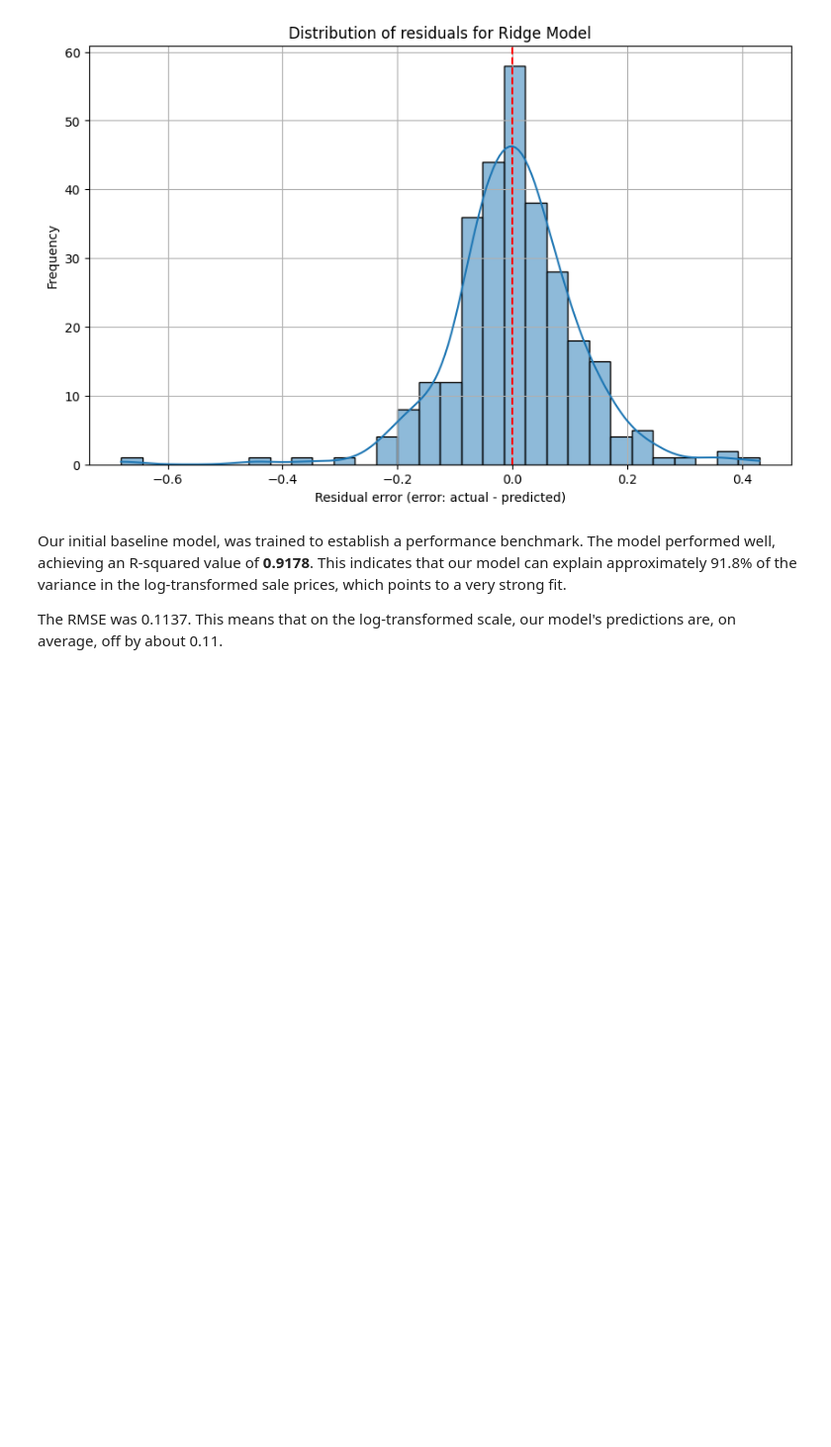
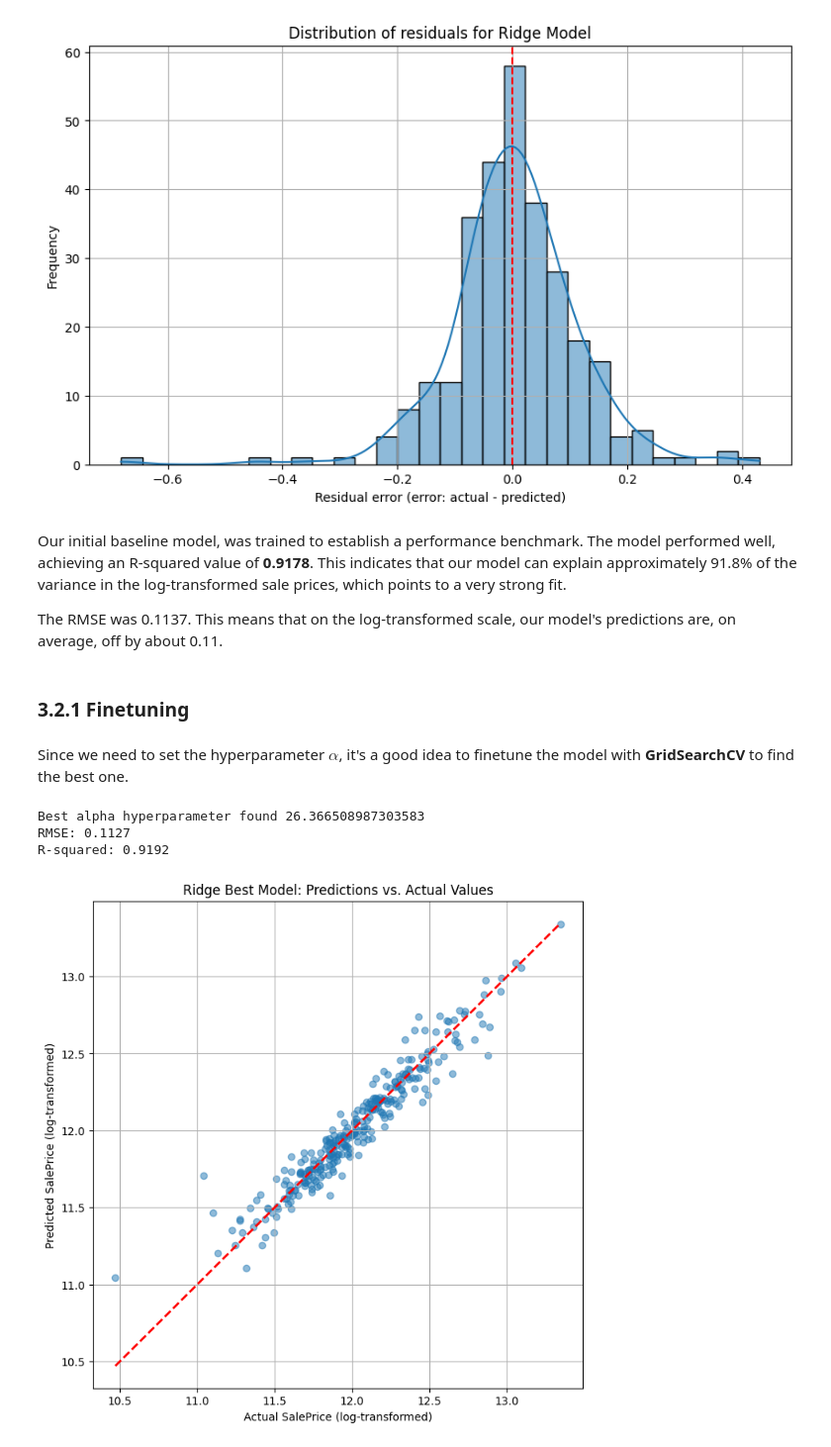
Before and after one commit to ilcors-dev/corsetti-house_prices_advanced_regression_techniques, a Jupyter notebook: challenge/main.ipynb, the cells around one changed output. Shown at 99% size. Cells and saved outputs as stored; diff of their text form; code cells hidden in the pictures; blank space fills up the shorter version.

```diff
--- a/challenge/main.ipynb
+++ b/challenge/main.ipynb
@@ -468,3 +504,51 @@ plt.show()
 Our initial baseline model, was trained to establish a performance benchmark. The model performed well, achieving an R-squared value of **0.9178**. This indicates that our model can explain approximately 91.8% of the variance in the log-transformed sale prices, which points to a very strong fit.
 
 The RMSE was 0.1137. This means that on the log-transformed scale, our model's predictions are, on average, off by about 0.11.
+# %% [markdown]
+### 3.2.1 Finetuning
+# %% [markdown]
+Since we need to set the hyperparameter $\alpha$, it's a good idea to finetune the model with **GridSearchCV** to find the best one.
+# %%
+from sklearn.model_selection import GridSearchCV
+
+param_grid = {
+    'alpha': np.logspace(-2, 3, 20) # generates a list of values from .01 to 1000
+}
+
+ridge_grid_search = GridSearchCV(
+    estimator=Ridge(random_state=random_state),
+    param_grid=param_grid,
+    cv=5,
+    scoring='neg_mean_squared_error' # take the negative of mse since GridSearchCV works by taking the best the highest value out of the estimation
+)
+
+ridge_grid_search.fit(X_train, y_train)
+
+models['ridge_best']['model'] = ridge_grid_search.best_estimator_
+
+print(f"Best alpha hyperparameter found {models['ridge_best']['model'].alpha}")
+
+models['ridge_best']['prediction'] = models['ridge_best']['model'].predict(X_test)
+
+models['ridge_best']['metrics']['mse'] = mean_squared_error(y_test, models['ridge_best']['prediction'])
+models['ridge_best']['metrics']['rmse'] = np.sqrt(models['ridge_best']['metrics']['mse'])
+models['ridge_best']['metrics']['r2'] = r2_score(y_test, models['ridge_best']['prediction'])
+
+print(f"RMSE: {models['ridge_best']['metrics']['rmse']:.4f}")
+print(f"R-squared: {models['ridge_best']['metrics']['r2']:.4f}")
+# %% [output]
+Best alpha hyperparameter found 26.366508987303583
+RMSE: 0.1127
+R-squared: 0.9192
+# %%
+plt.figure(figsize=(8, 8))
+plt.scatter(y_test, models['ridge_best']['prediction'], alpha=0.5)
+plt.plot([y_test.min(), y_test.max()], [y_test.min(), y_test.max()], 'r--', lw=2) # Perfect prediction line
+
+plt.xlabel("Actual SalePrice (log-transformed)")
+plt.ylabel("Predicted SalePrice (log-transformed)")
+plt.title("Ridge Best Model: Predictions vs. Actual Values")
+plt.grid(True)
+plt.show()
+# %% [output]
+[figure, added]
```
Also changed, not shown: parts of 36 cells of this notebook, 1 other file.
